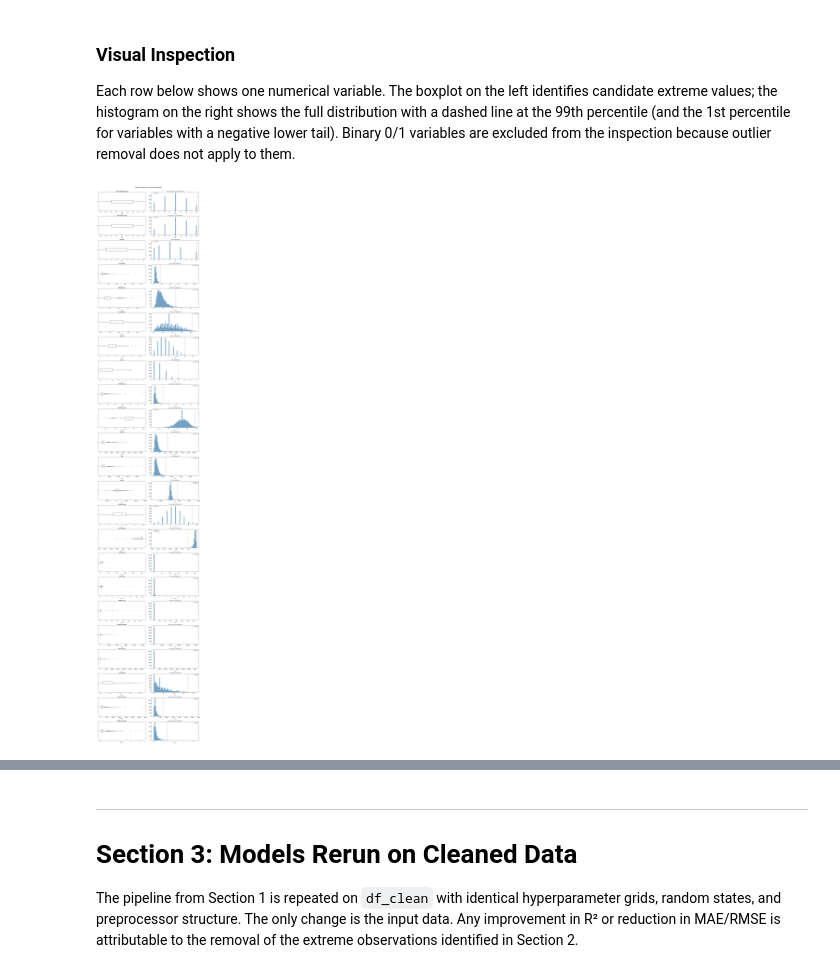
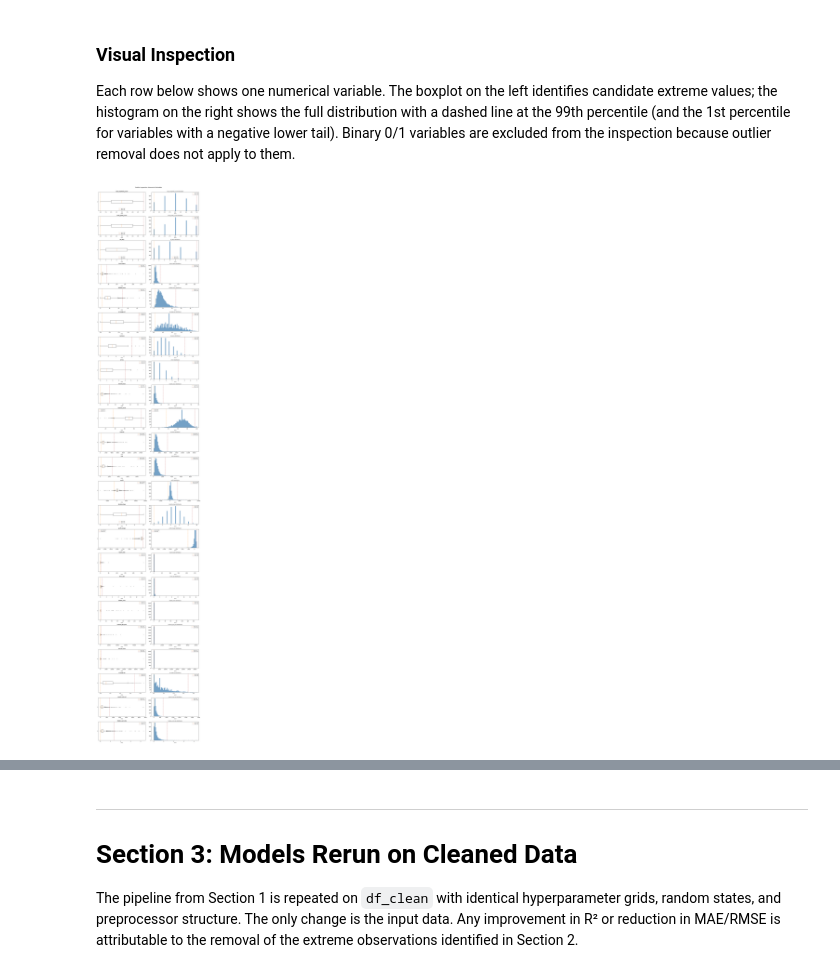
Before and after one commit to andreamammano89-maker/ML_Project_SEA_815441, a Jupyter notebook: modelling_2.ipynb, the cells around one changed output, grey strips where cells are left out. Cells and saved outputs as stored; diff of their text form; code cells hidden in the pictures.

```diff
--- a/modelling_2.ipynb
+++ b/modelling_2.ipynb
@@ -491,38 +491,43 @@ because outlier removal does not apply to them.
 BINARY_COLS = {'ai_flag', 'is_high_ai', 'sla_breach', 'scope_change_flag',
                'ai_assisted', 'legacy_ai_flag'}
 NUM_TO_INSPECT = [
     c for c in df.select_dtypes(include='number').columns
     if c not in BINARY_COLS
 ]
 
 n = len(NUM_TO_INSPECT)
 fig, axes = plt.subplots(n, 2, figsize=(14, n * 3.2))
 
 for i, col in enumerate(NUM_TO_INSPECT):
     series = df[col].dropna()
     p01 = series.quantile(0.01)
     p99 = series.quantile(0.99)
 
+    # ── Boxplot with p01 and p99 markers ─────────────────────
     axes[i, 0].boxplot(series, vert=False, flierprops=dict(marker='.', markersize=3))
+    axes[i, 0].axvline(p01, color='darkorange', linestyle='--', linewidth=1,
+                        label=f'p01={p01:.2f}')
+    axes[i, 0].axvline(p99, color='firebrick', linestyle='--', linewidth=1,
+                        label=f'p99={p99:.2f}')
     axes[i, 0].set_title(col, fontsize=9, fontweight='bold')
     axes[i, 0].set_xlabel('value', fontsize=8)
+    axes[i, 0].legend(fontsize=7)
 
+    # ── Histogram with p01 and p99 markers ───────────────────
     axes[i, 1].hist(series, bins=60, color='steelblue', alpha=0.75, edgecolor='none')
+    axes[i, 1].axvline(p01, color='darkorange', linestyle='--', linewidth=1,
+                        label=f'p01={p01:.2f}')
     axes[i, 1].axvline(p99, color='firebrick', linestyle='--', linewidth=1,
                         label=f'p99={p99:.2f}')
-    if p01 < 0:
-        axes[i, 1].axvline(p01, color='darkorange', linestyle='--', linewidth=1,
-                            label=f'p01={p01:.2f}')
     axes[i, 1].set_title(f'{col} distribution', fontsize=9)
     axes[i, 1].set_xlabel('value', fontsize=8)
     axes[i, 1].legend(fontsize=7)
 
 plt.suptitle('Outlier Inspection: Numerical Variables', fontsize=13, y=1.001)
 plt.tight_layout()
 plt.savefig('images/outlier_inspection.png', dpi=150, bbox_inches='tight')
-plt.show()
 # %% [output]
-[figure, old version]
+[figure, new version]
 # %% [markdown]
 ### Manual Cut Documentation
 The following cuts are applied to produce `df_clean`. Each threshold excludes
```
Also changed, not shown: parts of 1 cell of this notebook.
